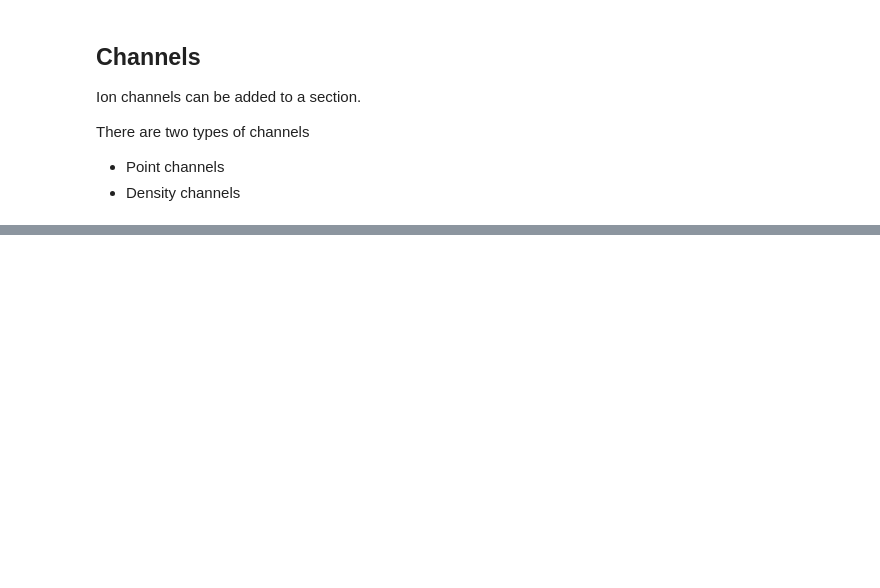
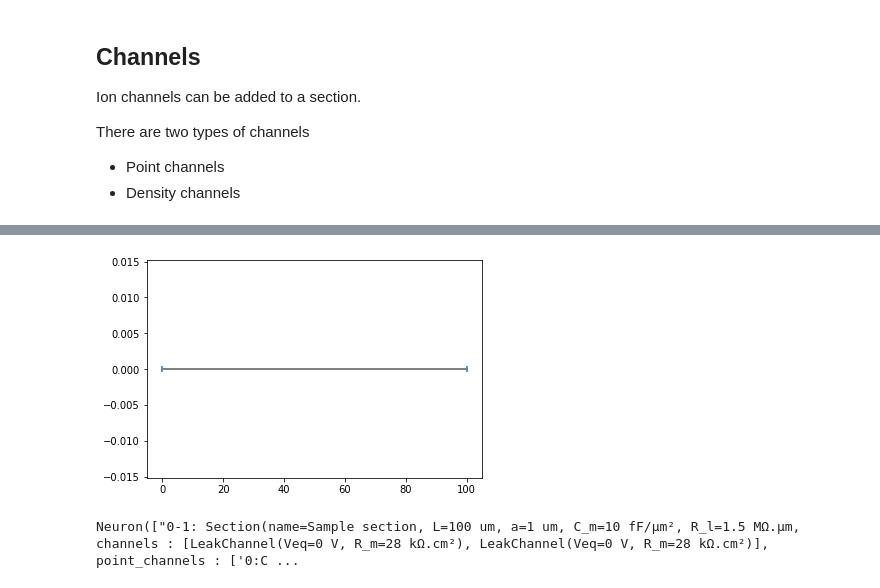
Before and after one commit to ngltr/sinaps, a Jupyter notebook: docs/Documentation.ipynb, the cells around one changed output, grey strips where cells are left out. Cells and saved outputs as stored; diff of their text form; code cells hidden in the pictures; blank space fills up the shorter version.

```diff
--- a/docs/Documentation.ipynb
+++ b/docs/Documentation.ipynb
@@ -46,0 +94,5 @@ There are two types of channels
+# %%
+pc=sn.channels.ConstantCurrent(1)
+# %%
+sec0.add_channel_p(pc,0)
+sec0
@@ -46,0 +109,12 @@ There are two types of channels
+# %%
+N=sn.Neuron()
+# %%
+N.add_section(sec0,0,1)
+# %%
+N.view.graph()
+# %% [output]
+[figure, added]
+# %%
+N
+# %% [output]
+Neuron(["0-1: Section(name=Sample section, L=100 um, a=1 um, C_m=10 fF/μm², R_l=1.5 MΩ.μm, channels : [LeakChannel(Veq=0 V, R_m=28 kΩ.cm²), LeakChannel(Veq=0 V, R_m=28 kΩ.cm²)], point_channels : ['0:C ...
```
Also changed, not shown: parts of 14 cells of this notebook, 3 other files.
